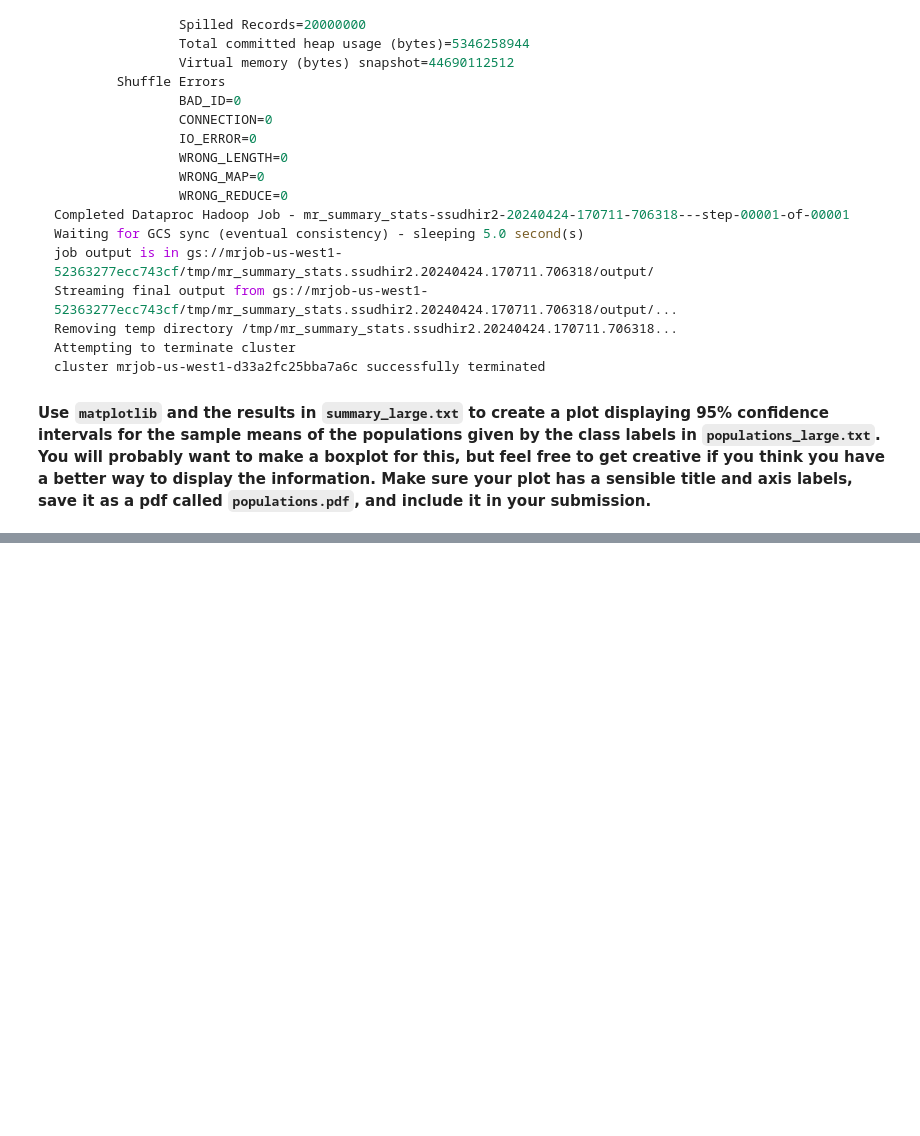
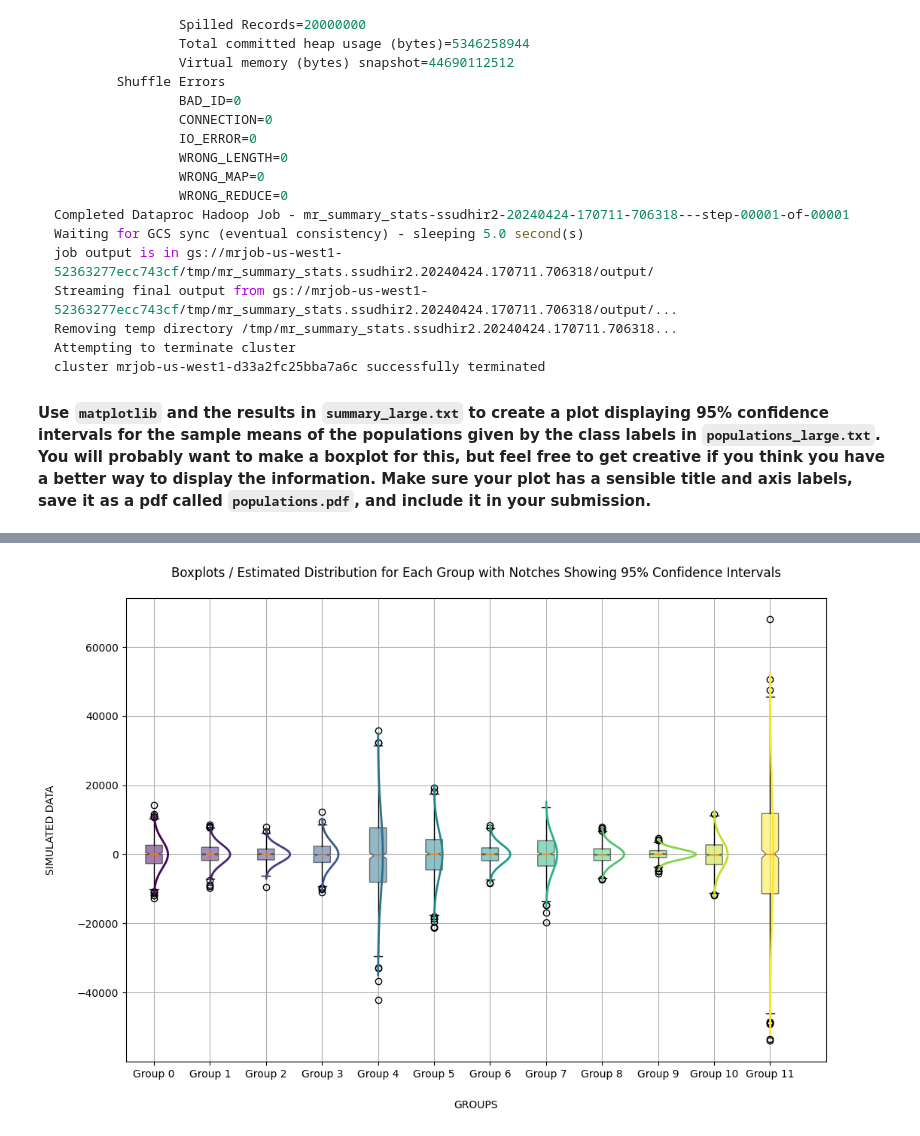
Before and after one commit to Stochastic1017/STAT_606, a Jupyter notebook: ssudhir2_hw10/ssudhir2_hw10.ipynb, the cells around one changed output, grey strips where cells are left out. Cells and saved outputs as stored; diff of their text form; code cells hidden in the pictures; blank space fills up the shorter version.

```diff
--- a/ssudhir2_hw10/ssudhir2_hw10.ipynb
+++ b/ssudhir2_hw10/ssudhir2_hw10.ipynb
@@ -1057,0 +1033,42 @@ plt.show()
+# %%
+fig, ax = plt.subplots(figsize = (12, 8))
+
+# color map for each group
+cmap = cm.get_cmap('viridis')
+colors = cmap(np.linspace(0, 1, len(df)))
+
+# boxplot and Estimated Distribution for Each Group
+# simulating data from the estimated distribution
+# generating curve for the estimated distribution
+for i in range(len(df)):
+    simulated_data = np.random.normal(loc = df['mu'][i], scale = np.sqrt(df['var'][i]), size = 1000)
+    ax.boxplot(simulated_data,
+               positions = [2*i],
+               boxprops = dict(facecolor = colors[i], alpha = 0.5),
+               notch = True,
+               widths = 0.6,
+               patch_artist = True)
+
+    y = np.linspace(df['mu'][i] - 3*np.sqrt(df['var'][i]), df['mu'][i] + 3*np.sqrt(df['var'][i]), 1000)
+    x = norm.pdf(y, loc = df['mu'][i], scale = np.sqrt(df['var'][i]))
+    ax.plot(x * 5000 + 2*i,
+            y,
+            lw = 2,
+            color = colors[i])
+
+# Labeling, X and Y ticks, and Title
+ax.set_xticks(np.arange(0, 2*len(df), 2))
+ax.set_xticklabels([f'Group {g}' for g in df['group']])
+ax.set_xlabel('GROUPS', labelpad = 20)
+ax.set_ylabel('SIMULATED DATA', labelpad = 20)
+ax.set_title('Boxplots / Estimated Distribution for Each Group with Notches Showing 95% Confidence Intervals', pad = 20)
+
+ax.grid(True)
+ax.set_facecolor('white')
+ax.set_xlim(-1, 24)
+
+
+plt.savefig('populations.pdf')
+plt.show()
+# %% [output]
+[figure, added]
```
Also changed, not shown: parts of 5 cells of this notebook, 2 other files.
